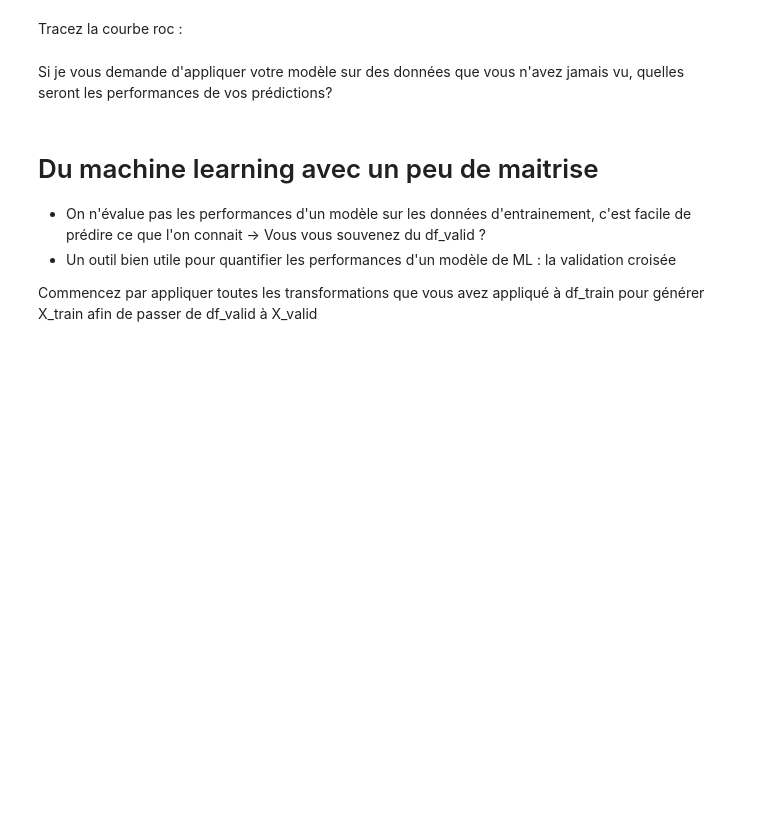
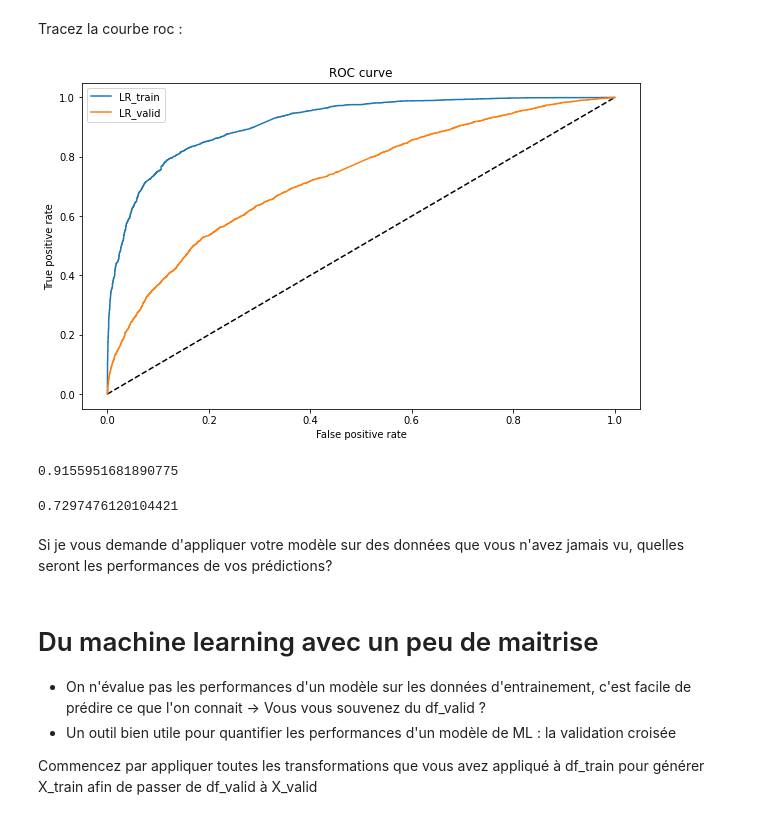
Before and after one commit to charles66820/CREMIfiles, a Jupyter notebook: IS329_fouille/tp1/Introduction-NLP.ipynb, the cells around one changed output. Cells and saved outputs as stored; diff of their text form; code cells hidden in the pictures; blank space fills up the shorter version.

```diff
--- a/IS329_fouille/tp1/Introduction-NLP.ipynb
+++ b/IS329_fouille/tp1/Introduction-NLP.ipynb
@@ -326,5 +366,30 @@ print("{:.2%}".format(accuracy_score(y_test, Y_pred)))
 # %% [markdown]
 Tracez la courbe roc :
+# %%
+fpr_lr_train, tpr_lr_train, thresholds_train = sklearn.metrics.roc_curve(y_train, ml.predict_proba(X_train)[:, 1])
+fpr_lr_valid, tpr_lr_valid, threshold_valid = sklearn.metrics.roc_curve(y_valid, ml.predict_proba(X_valid)[:, 1])
+# %%
+plt.figure(figsize=(10,6))
+plt.plot([0, 1], [0, 1], 'k--')
+plt.plot(fpr_lr_train, tpr_lr_train, label='LR_train')
+plt.plot(fpr_lr_valid, tpr_lr_valid, label='LR_valid')
+plt.xlabel('False positive rate')
+plt.ylabel('True positive rate')
+plt.legend()
+plt.title('ROC curve')
+plt.show()
+# %% [output]
+[figure, added]
+# %%
+# Aire sous la courbe ROC - train
+sklearn.metrics.roc_auc_score(y_train, ml.predict_proba(X_train)[:, 1])
+# %% [output]
+0.9155951681890775
+# %%
+# Aire sous la courbe ROC - valid
+sklearn.metrics.roc_auc_score(y_valid, ml.predict_proba(X_valid)[:, 1])
+# %% [output]
+0.7297476120104421
 # %% [markdown]
 Si je vous demande d'appliquer votre modèle sur des données que vous n'avez jamais vu, quelles seront les performances de vos prédictions?
 # %% [markdown]
```
Also changed, not shown: parts of 11 cells of this notebook.
